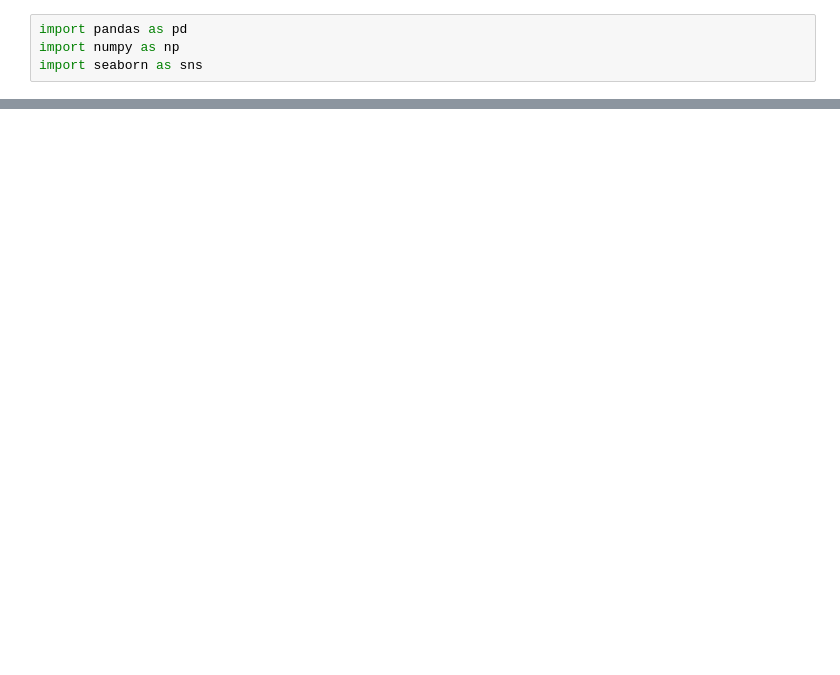
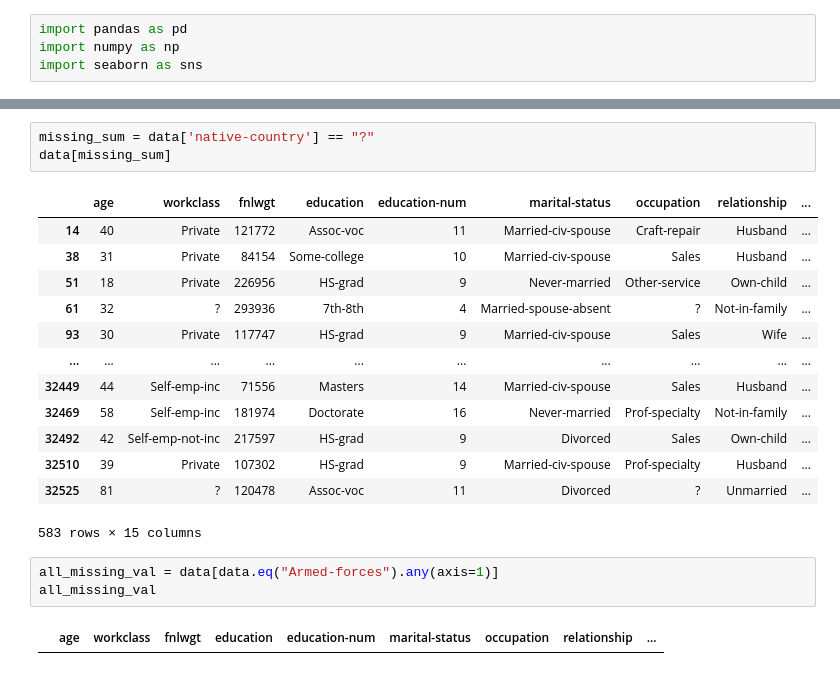
Before and after one commit to arya-satwika/EDA-Machine-Learning, a Jupyter notebook: src/eda.ipynb, the cells around one changed output, grey strips where cells are left out. Drawn from its saved outputs; the diff is of its cells as text; blank space fills up the shorter version.

```diff
--- a/src/eda.ipynb
+++ b/src/eda.ipynb
@@ -9,0 +41,22 @@ data = pd.read_csv("../adult/adult.data", names=cols, skipinitialspace=True, na_
+# %%
+missing_sum = data['native-country'] == "?"
+data[missing_sum]
+# %% [output]
+|  | age | workclass | fnlwgt | education | education-num | marital-status | occupation | relationship | ... |
+| 14 | 40 | Private | 121772 | Assoc-voc | 11 | Married-civ-spouse | Craft-repair | Husband | ... |
+| 38 | 31 | Private | 84154 | Some-college | 10 | Married-civ-spouse | Sales | Husband | ... |
+| 51 | 18 | Private | 226956 | HS-grad | 9 | Never-married | Other-service | Own-child | ... |
+| 61 | 32 | ? | 293936 | 7th-8th | 4 | Married-spouse-absent | ? | Not-in-family | ... |
+| 93 | 30 | Private | 117747 | HS-grad | 9 | Married-civ-spouse | Sales | Wife | ... |
+| ... | ... | ... | ... | ... | ... | ... | ... | ... | ... |
+| 32449 | 44 | Self-emp-inc | 71556 | Masters | 14 | Married-civ-spouse | Sales | Husband | ... |
+| 32469 | 58 | Self-emp-inc | 181974 | Doctorate | 16 | Never-married | Prof-specialty | Not-in-family | ... |
+| 32492 | 42 | Self-emp-not-inc | 217597 | HS-grad | 9 | Divorced | Sales | Own-child | ... |
+| 32510 | 39 | Private | 107302 | HS-grad | 9 | Married-civ-spouse | Prof-specialty | Husband | ... |
+| 32525 | 81 | ? | 120478 | Assoc-voc | 11 | Divorced | ? | Unmarried | ... |
+583 rows × 15 columns
+# %%
+all_missing_val = data[data.eq("Armed-forces").any(axis=1)]
+all_missing_val
+# %% [output]
+|  | age | workclass | fnlwgt | education | education-num | marital-status | occupation | relationship | ... |
```
Also changed, not shown: parts of 10 cells of this notebook.
